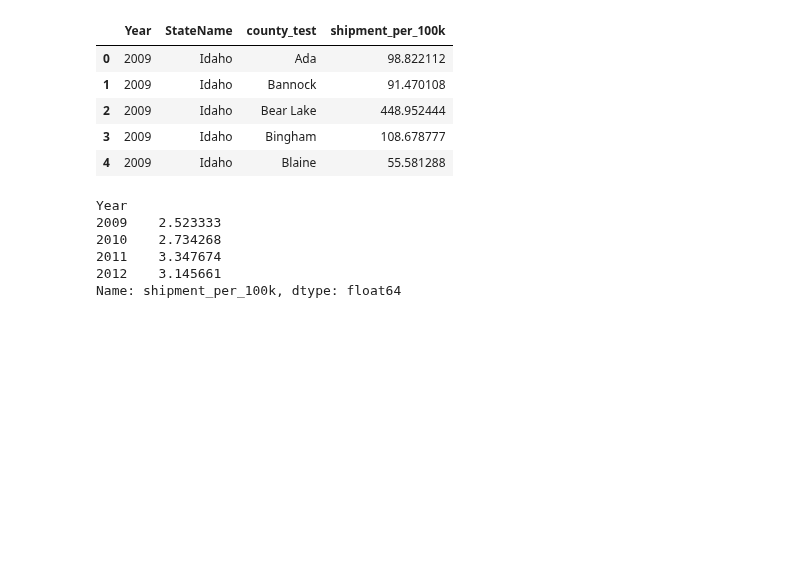
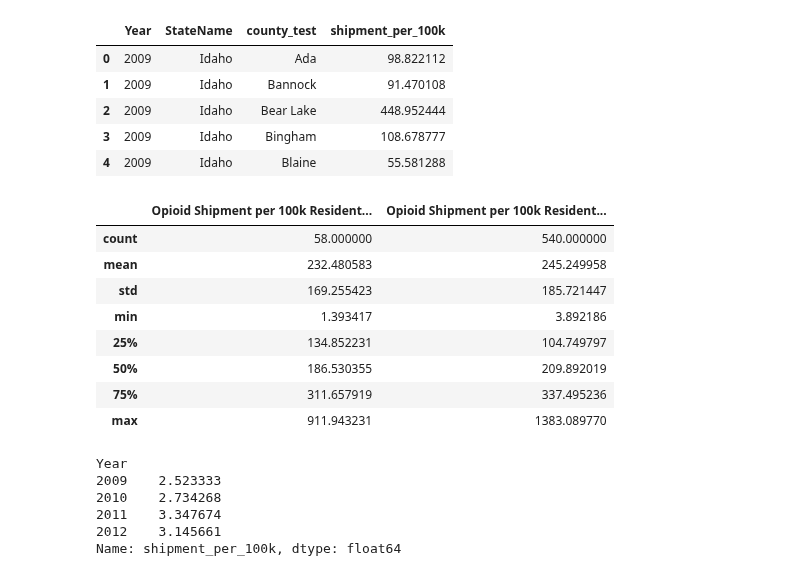
Before and after one commit to abzdel/Opioid-Analysis, a Jupyter notebook: 52_washington_diff_shipment.ipynb, the cells around one changed output. Saved outputs shown, nothing was run; the diff lists cells and outputs as text; code cells hidden in the pictures; blank space fills up the shorter version.

```diff
--- a/52_washington_diff_shipment.ipynb
+++ b/52_washington_diff_shipment.ipynb
@@ -98,7 +98,8 @@ prescriptions_reduced_copy
 # creating a dataset that has all the drug prescriptions in the state of Florida
 
 washington_prescriptions = prescriptions_reduced_copy[prescriptions_reduced_copy["StateName"]=="Washington"]
-washington_prescriptions["shipment_per_100k"] = (washington_prescriptions["QUANTITY"] / washington_prescriptions["Population"]) * 100_000
+washington_prescriptions_copy = washington_prescriptions.copy()
+washington_prescriptions_copy["shipment_per_100k"] = (washington_prescriptions_copy["QUANTITY"] / washington_prescriptions_copy["Population"]) * 100_000
 
-washington_prescriptions
+washington_prescriptions_copy
 # %% [output]
@@ -123,7 +119,7 @@ See the caveats in the documentation: https://pandas.pydata.org/pandas-docs/stab
 # %%
 # calculating and displaying total number of drug prescriptions that took place in washington. results are grouped and displayed year and county wise
 
-washington_prescriptions_result = washington_prescriptions.groupby(["Year", "county_test"])["shipment_per_100k"].sum().reset_index()
+washington_prescriptions_result = washington_prescriptions_copy.groupby(["Year", "county_test"])["shipment_per_100k"].sum().reset_index()
 # washington_prescriptions_result = washington_prescriptions.groupby(["Year"])["shipment_per_100k"].sum().reset_index()
 
 washington_prescriptions_result.head()
@@ -205,6 +201,21 @@ other_states_result.head()
 | 2 | 2009 | Idaho | Bear Lake | 448.952444 |
 | 3 | 2009 | Idaho | Bingham | 108.678777 |
 | 4 | 2009 | Idaho | Blaine | 55.581288 |
+# %%
+washington_summary = pd.DataFrame(washington_prescriptions_result.describe()["shipment_per_100k"]).rename(columns={"shipment_per_100k": "Opioid Shipment per 100k Residents - Texas"})
+other_states_summary = pd.DataFrame(other_states_result.describe()["shipment_per_100k"]).rename(columns={"shipment_per_100k": "Opioid Shipment per 100k Residents - Comp States"})
+stats = pd.concat([washington_summary, other_states_summary], axis=1)
+stats
+# %% [output]
+|  | Opioid Shipment per 100k Resident... | Opioid Shipment per 100k Resident... |
+| count | 58.000000 | 540.000000 |
+| mean | 232.480583 | 245.249958 |
+| std | 169.255423 | 185.721447 |
+| min | 1.393417 | 3.892186 |
+| 25% | 134.852231 | 104.749797 |
+| 50% | 186.530355 | 209.892019 |
+| 75% | 311.657919 | 337.495236 |
+| max | 911.943231 | 1383.089770 |
 # %%
 # calculating yearwise drug related deaths results for Oregon
 Oregon_results = other_states_shipment_copy[other_states_shipment_copy["StateName"] == "Oregon"].groupby("Year")["shipment_per_100k"].mean()
```
Also changed, not shown: parts of 2 cells of this notebook.
